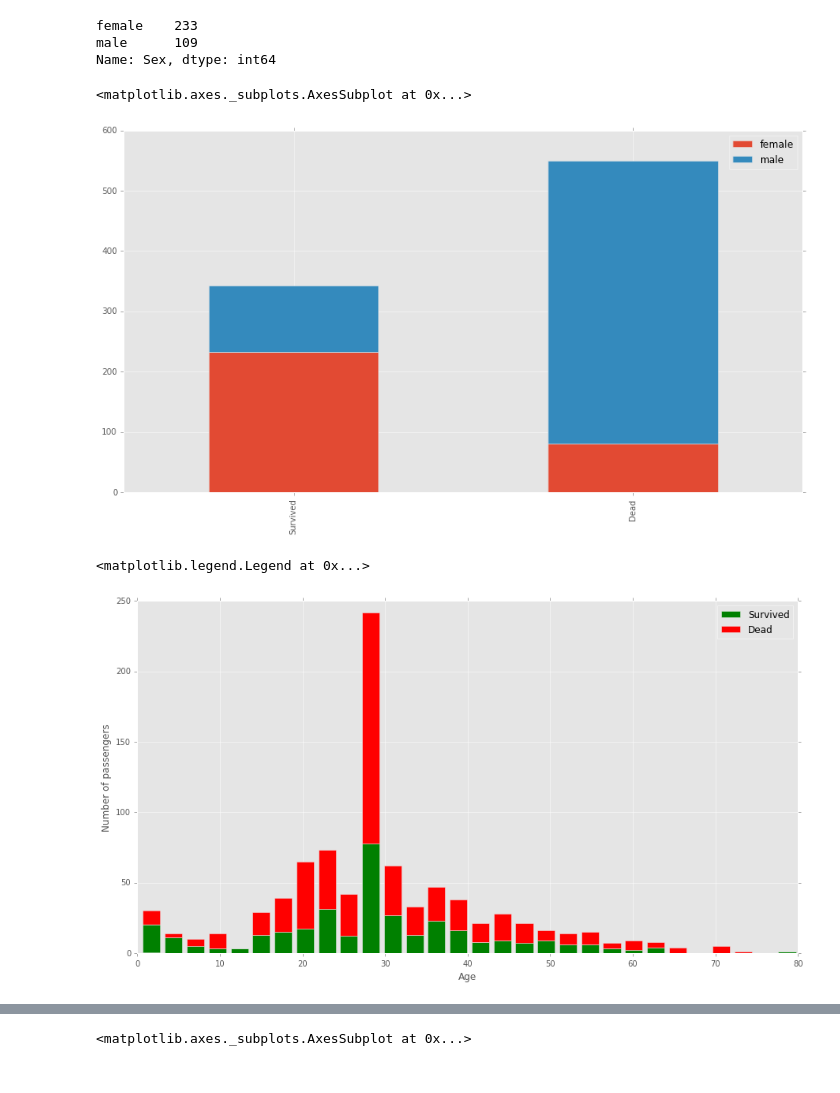
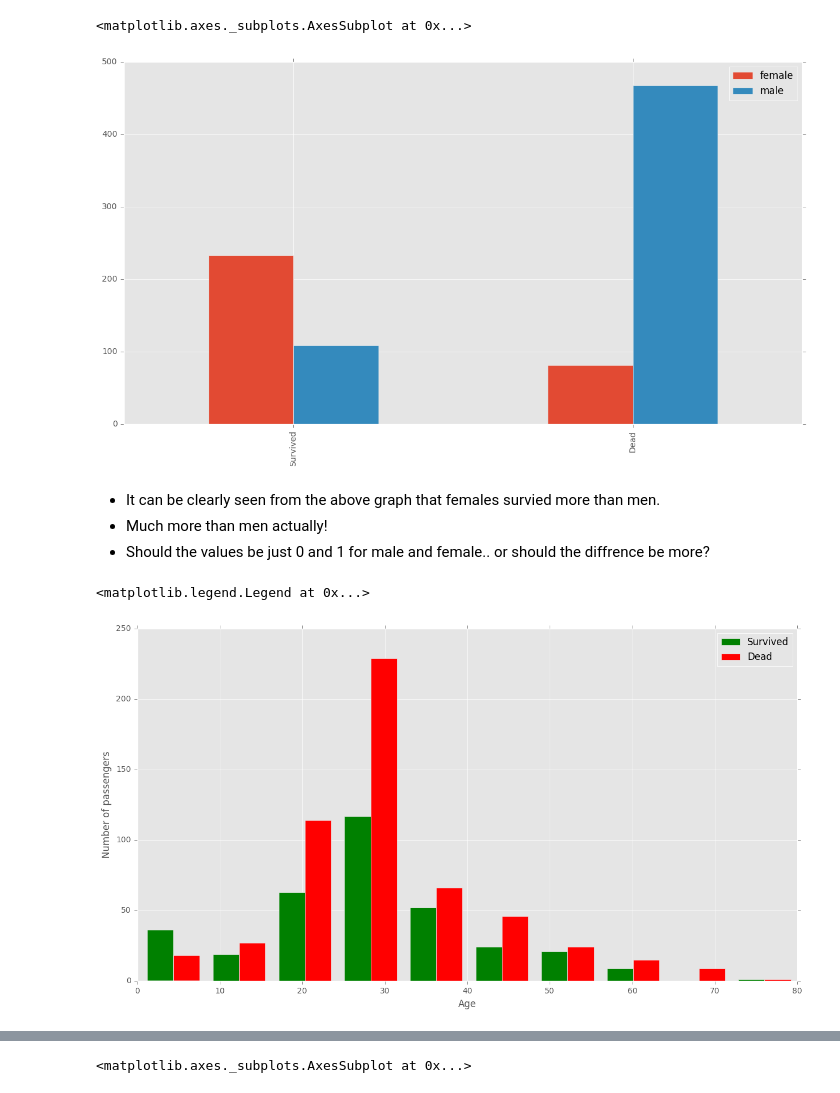
Before and after one commit to codelibra/kaggle-titanic, a Jupyter notebook: kaggle-titanic.ipynb, the cells around one changed output, grey strips where cells are left out. Cells and saved outputs as stored; diff of their text form; code cells hidden in the pictures.

```diff
--- a/kaggle-titanic.ipynb
+++ b/kaggle-titanic.ipynb
@@ -26,0 +3,2 @@ pd.options.display.max_rows = 100
+# %%
+base_folder = '/home/nbuser/'
@@ -27,5 +29,5 @@ pd.options.display.max_rows = 100
 # %%
-data = pd.read_csv('/Users/shiv/.bin/kaggle-titanic-test/train.csv')
+data = pd.read_csv(base_folder + 'train.csv')
 # %%
 data.head()
 # %% [output]
@@ -64,26 +61,26 @@ data.describe()
 # %%
 survived_sex = data[data['Survived']==1]['Sex'].value_counts()
 dead_sex = data[data['Survived']==0]['Sex'].value_counts()
-
-survived_sex
-# %% [output]
-female    233
-male      109
-Name: Sex, dtype: int64
 # %%
+#plot the survived male , female and dead male,female
 df = pd.DataFrame([survived_sex,dead_sex])
 df.index = ['Survived','Dead']
-df.plot(kind='bar',stacked=True, figsize=(15,8))
+df.plot(kind='bar', figsize=(15,8))
 # %% [output]
 <matplotlib.axes._subplots.AxesSubplot at 0x...>
-[figure, old version]
+[figure, new version]
+# %% [markdown]
+* It can be clearly seen from the above graph that females survied more than men.
+* Much more than men actually!
+* Should the values be just 0 and 1 for male and female.. or should the diffrence be more?
 # %%
+# dead and survived based on age of people
 figure = plt.figure(figsize=(15,8))
-plt.hist([data[data['Survived']==1]['Age'],data[data['Survived']==0]['Age']], stacked=True, color = ['g','r'],
-         bins = 30,label = ['Survived','Dead'])
+plt.hist([data[data['Survived']==1]['Age'],data[data['Survived']==0]['Age']], color = ['g','r'],
+         bins = 10,label = ['Survived','Dead'])
 plt.xlabel('Age')
 plt.ylabel('Number of passengers')
 plt.legend()
 # %% [output]
 <matplotlib.legend.Legend at 0x...>
-[figure, old version]
+[figure, new version]
```
Also changed, not shown: parts of 71 cells of this notebook.
